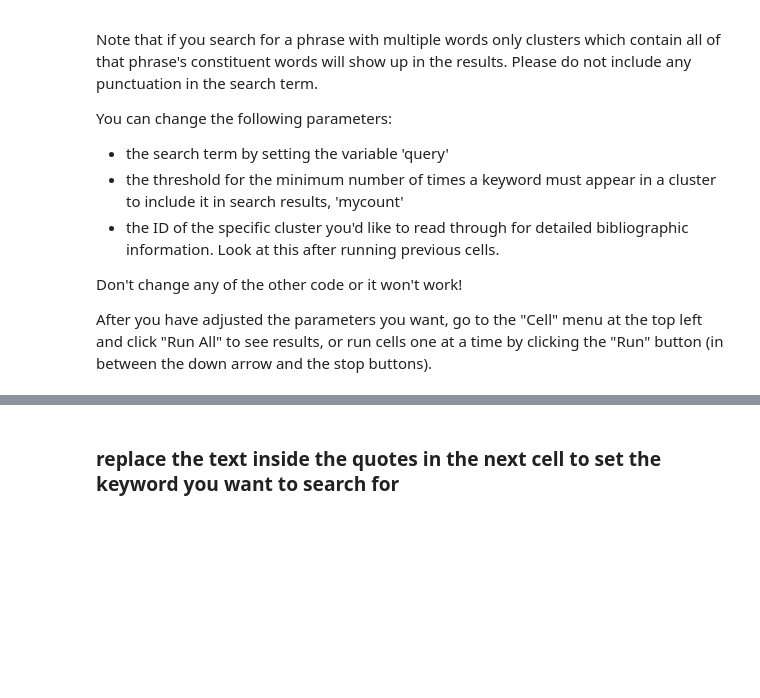
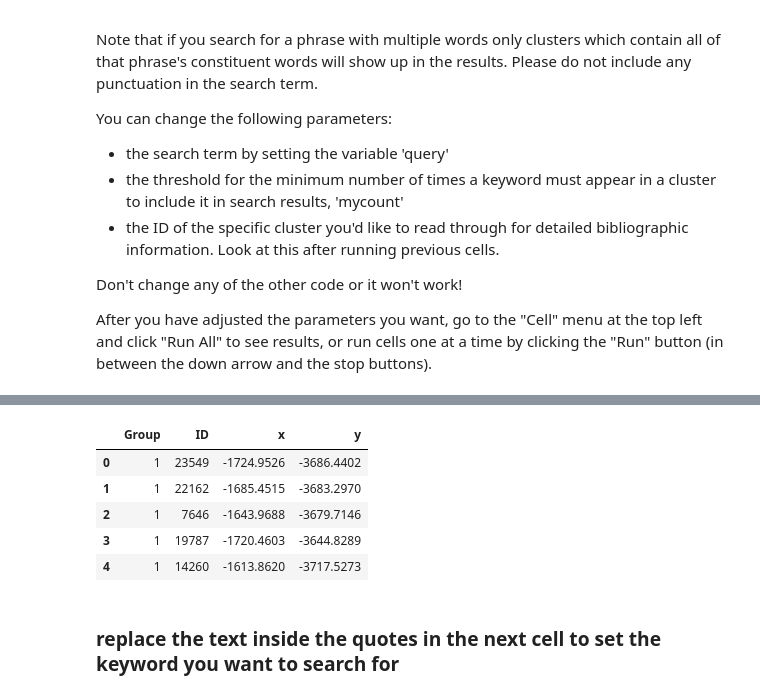
Before and after one commit to eric-protzer/boeing-brazil, a Jupyter notebook: Keyword Search.ipynb, the cells around one changed output, grey strips where cells are left out. Cells and saved outputs as stored; diff of their text form; code cells hidden in the pictures; blank space fills up the shorter version.

```diff
--- a/Keyword Search.ipynb
+++ b/Keyword Search.ipynb
@@ -18,9 +18,12 @@ After you have adjusted the parameters you want, go to the "Cell" menu at the to
 import copy
 from collections import Counter
 import pandas as pd
+import numpy as np
 import networkx as nx
 import nltk
 from nltk.stem import PorterStemmer
+import matplotlib.pyplot as plt
+from adjustText import adjust_text
 
 nltk.download('punkt')
 
@@ -37,6 +40,19 @@ G = nx.compose(G, G3)
 G = nx.compose(G, G4)
 
 groups = {}
+grouplist = []
+IDlist = []
+x = []
+y = []
+
 for node in G.nodes():
     if type(node) == int:
         groups.setdefault(G.node[node]['group'],[]).extend(list(set(G.node[node]['TA_words'])))
+        grouplist.append(G.node[node]['group'])
+        IDlist.append(G.node[node]['index'])
+        x.append(G.node[node]['viz']['position']['x'])
+        y.append(G.node[node]['viz']['position']['y'])
+
+nodeframe = pd.DataFrame({'ID': IDlist, 'Group': grouplist, 'x': x, 'y': y})
+nodeframe.head()
+# %% [output]
@@ -43,3 +62,9 @@ for node in G.nodes():
+|  | Group | ID | x | y |
+| 0 | 1 | 23549 | -1724.9526 | -3686.4402 |
+| 1 | 1 | 22162 | -1685.4515 | -3683.2970 |
+| 2 | 1 | 7646 | -1643.9688 | -3679.7146 |
+| 3 | 1 | 19787 | -1720.4603 | -3644.8289 |
+| 4 | 1 | 14260 | -1613.8620 | -3717.5273 |
 # %% [markdown]
 ### replace the text inside the quotes in the next cell to set the keyword you want to search for
 # %%
```
Also changed, not shown: parts of 9 cells of this notebook, 5 other files.
